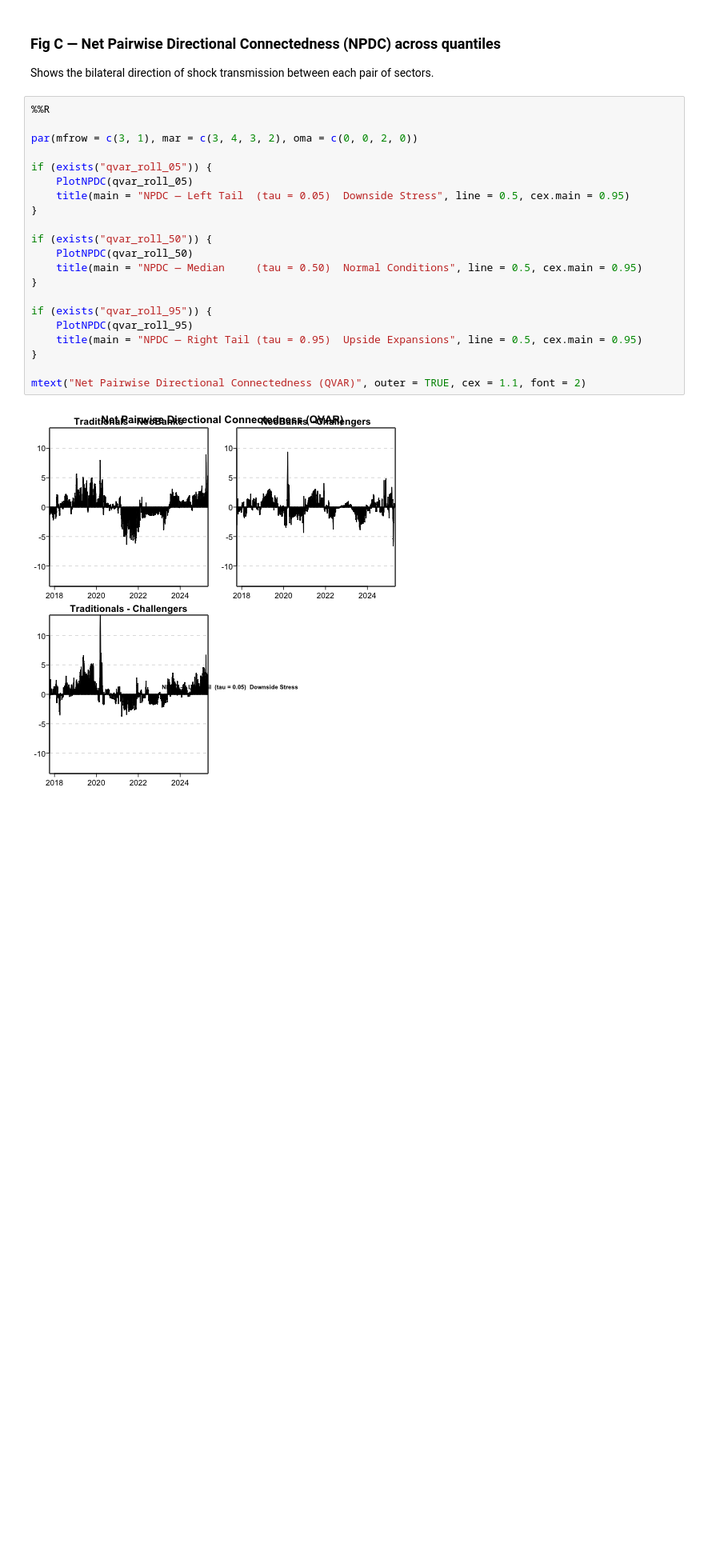
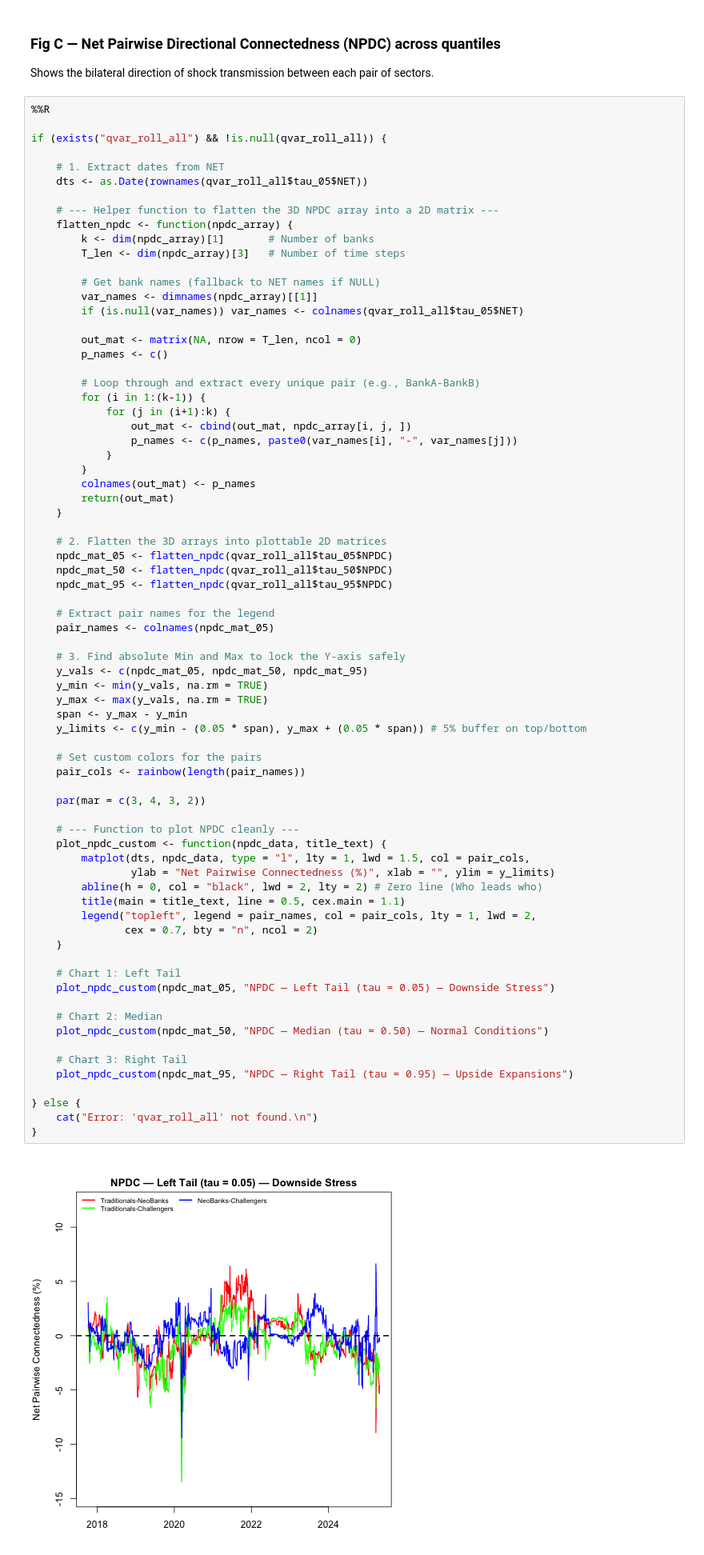
Before and after one commit to JamesGH1/FinanceResearch, a Jupyter notebook: IndexCreation - REMASTERED.ipynb, the cells around one changed output. Shown at 80% size. Saved outputs shown, nothing was run; the diff lists cells and outputs as text; blank space fills up the shorter version.

```diff
--- a/IndexCreation - REMASTERED.ipynb
+++ b/IndexCreation - REMASTERED.ipynb
@@ -1931,23 +1978,75 @@ Shows the bilateral direction of shock transmission between each pair of sectors
 # %%
 %%R
 
-par(mfrow = c(3, 1), mar = c(3, 4, 3, 2), oma = c(0, 0, 2, 0))
+if (exists("qvar_roll_all") && !is.null(qvar_roll_all)) {
 
-if (exists("qvar_roll_05")) {
-    PlotNPDC(qvar_roll_05)
-    title(main = "NPDC — Left Tail  (tau = 0.05)  Downside Stress", line = 0.5, cex.main = 0.95)
+    # 1. Extract dates from NET
+    dts <- as.Date(rownames(qvar_roll_all$tau_05$NET))
+
+    # --- Helper function to flatten the 3D NPDC array into a 2D matrix ---
+    flatten_npdc <- function(npdc_array) {
+        k <- dim(npdc_array)[1]       # Number of banks
+        T_len <- dim(npdc_array)[3]   # Number of time steps
+
+        # Get bank names (fallback to NET names if NULL)
+        var_names <- dimnames(npdc_array)[[1]]
+        if (is.null(var_names)) var_names <- colnames(qvar_roll_all$tau_05$NET)
+
+        out_mat <- matrix(NA, nrow = T_len, ncol = 0)
+        p_names <- c()
+
+        # Loop through and extract every unique pair (e.g., BankA-BankB)
+        for (i in 1:(k-1)) {
+            for (j in (i+1):k) {
+                out_mat <- cbind(out_mat, npdc_array[i, j, ])
+                p_names <- c(p_names, paste0(var_names[i], "-", var_names[j]))
+            }
+        }
+        colnames(out_mat) <- p_names
+        return(out_mat)
+    }
+
+    # 2. Flatten the 3D arrays into plottable 2D matrices
+    npdc_mat_05 <- flatten_npdc(qvar_roll_all$tau_05$NPDC)
+    npdc_mat_50 <- flatten_npdc(qvar_roll_all$tau_50$NPDC)
+    npdc_mat_95 <- flatten_npdc(qvar_roll_all$tau_95$NPDC)
+
+    # Extract pair names for the legend
+    pair_names <- colnames(npdc_mat_05)
+
+    # 3. Find absolute Min and Max to lock the Y-axis safely
+    y_vals <- c(npdc_mat_05, npdc_mat_50, npdc_mat_95)
+    y_min <- min(y_vals, na.rm = TRUE)
+    y_max <- max(y_vals, na.rm = TRUE)
+    span <- y_max - y_min
+    y_limits <- c(y_min - (0.05 * span), y_max + (0.05 * span)) # 5% buffer on top/bottom
+
+    # Set custom colors for the pairs
+    pair_cols <- rainbow(length(pair_names))
+
+    par(mar = c(3, 4, 3, 2))
+
+    # --- Function to plot NPDC cleanly ---
+    plot_npdc_custom <- function(npdc_data, title_text) {
+        matplot(dts, npdc_data, type = "l", lty = 1, lwd = 1.5, col = pair_cols,
+                ylab = "Net Pairwise Connectedness (%)", xlab = "", ylim = y_limits)
+        abline(h = 0, col = "black", lwd = 2, lty = 2) # Zero line (Who leads who)
+        title(main = title_text, line = 0.5, cex.main = 1.1)
+        legend("topleft", legend = pair_names, col = pair_cols, lty = 1, lwd = 2,
+               cex = 0.7, bty = "n", ncol = 2)
+    }
+
+    # Chart 1: Left Tail
+    plot_npdc_custom(npdc_mat_05, "NPDC — Left Tail (tau = 0.05) — Downside Stress")
+
+    # Chart 2: Median
+    plot_npdc_custom(npdc_mat_50, "NPDC — Median (tau = 0.50) — Normal Conditions")
+
+    # Chart 3: Right Tail
+    plot_npdc_custom(npdc_mat_95, "NPDC — Right Tail (tau = 0.95) — Upside Expansions")
+
+} else {
+    cat("Error: 'qvar_roll_all' not found.\n")
 }
-
-if (exists("qvar_roll_50")) {
-    PlotNPDC(qvar_roll_50)
-    title(main = "NPDC — Median     (tau = 0.50)  Normal Conditions", line = 0.5, cex.main = 0.95)
-}
-
-if (exists("qvar_roll_95")) {
-    PlotNPDC(qvar_roll_95)
-    title(main = "NPDC — Right Tail (tau = 0.95)  Upside Expansions", line = 0.5, cex.main = 0.95)
-}
-
-mtext("Net Pairwise Directional Connectedness (QVAR)", outer = TRUE, cex = 1.1, font = 2)
 # %% [output]
-[figure, old version]
+[figure, new version]
```
Also changed, not shown: parts of 4 cells of this notebook.
